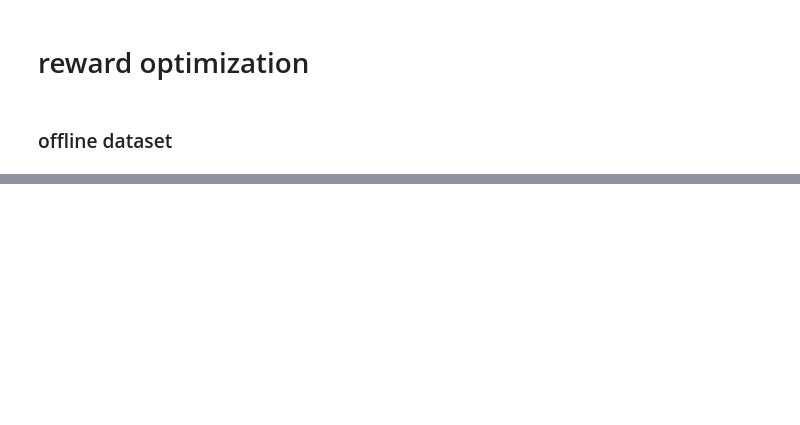
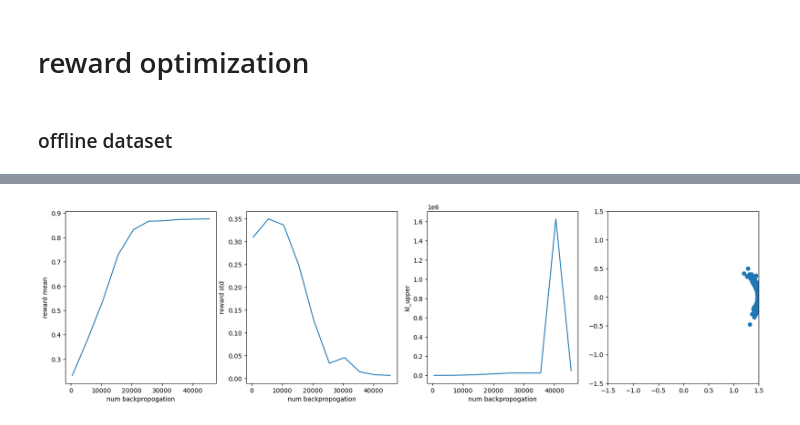
Before and after one commit to TZW1998/reward_optimization, a Jupyter notebook: reward_opt.ipynb, the cells around one changed output, grey strips where cells are left out. Saved outputs shown, nothing was run; the diff lists cells and outputs as text; code cells hidden in the pictures; blank space fills up the shorter version.

```diff
--- a/reward_opt.ipynb
+++ b/reward_opt.ipynb
@@ -615,0 +625,96 @@ visualize_stats(ddpo_stats)
+# %%
+aligned_model = UNet_MLP(data_dim, 1, 1).cuda()
+aligned_model.load_state_dict(torch.load("ddim_ema_mg.pth"))
+
+EPOCH = 10
+num_steps_per_epoch = 10
+lr=1e-4
+batch_size = 10
+eta = 1
+sample_time_steps = 50
+optimizer = torch.optim.Adam(aligned_model.parameters(), lr=lr)
+
+def ddim_sampling_with_backprop(model, sample_size = 100, total_steps = 1000, eps = 1e-5, eta = 1.):
+    # generation
+    now_coeff = 1 - eps
+    interp = (1 - 2 * eps) / total_steps
+    sample_points = torch.randn(sample_size,2).cuda()
+
+    for _ in range(total_steps):
+        nl = eta * np.sqrt(max([now_coeff - interp, 0]))
+
+        direction = model(sample_points, torch.zeros(sample_size).cuda() + now_coeff)
+
+        sample_mean = np.sqrt(1-now_coeff+interp) * (sample_points - np.sqrt(now_coeff) * direction) / np.sqrt(1-now_coeff) + np.sqrt(max([now_coeff - interp - nl**2, 0])) * direction
+
+        sample_points = sample_mean + nl * torch.randn(sample_size,2).cuda()
+
+        now_coeff -= interp
+
+    return sample_points
+
+differetiable_reward_fn = lambda x: 1 / (1 + torch.exp(2* (x[:,0] - 1.5) ** 2  +2*(x[:,1] - 0) ** 2 - 2))
+
+alignprop_stats = {
+    "reward_mean":[],
+    "reward_std":[],
+    "eval_samples":[],
+    "kl_upper":[],
+    "num_backprop":[]
+}
+log_interval = 10
+eval_dataset_size = 1000
+visualize = False
+
+progress = tqdm(range(EPOCH))
+num_backprop = 0
+
+for epoch in progress:
+    avg_loss = 0
+    totals = 0
+
+    for step in range(num_steps_per_epoch):
+
+        optimizer.zero_grad()
+        batch_data = ddim_sampling_with_backprop(aligned_model, batch_size, total_steps=sample_time_steps, eta = eta)
+        batch_reward = differetiable_reward_fn(batch_data)
+        loss = - torch.mean(batch_reward )
+
+        loss.backward()
+        # grad clipping
+        torch.nn.utils.clip_grad_norm_(aligned_model.parameters(), 1)
+        num_backprop += len(batch_data) * sample_time_steps
+
+        optimizer.step()
+        totals += len(batch_idx)
+        avg_loss += loss.item() * len(batch_idx)
+
+        if step % log_interval == 0:
+            eval_sample_points, eval_kl_upper = ddim_sampling_with_kl(aligned_model,model, eval_dataset_size, total_steps=50, eta = 1)
+            # logging
+            eval_rewards = reward_fn(eval_sample_points)
+            alignprop_stats["reward_mean"].append(eval_rewards.mean())
+            alignprop_stats["reward_std"].append(eval_rewards.std())
+            alignprop_stats["eval_samples"].append(eval_sample_points.copy())
+            alignprop_stats["kl_upper"].append(eval_kl_upper.item())
+            alignprop_stats["num_backprop"].append(num_backprop)
+
+            if visualize:
+                plt.figure(figsize=(2,2))
+                plt.scatter(eval_sample_points[:,0], eval_sample_points[:,1], s=5, alpha=0.6)
+                plt.xlim(-1.5,1.5)
+                plt.ylim(-1.5,1.5)
+                plt.title("epoch:{}".format(epoch))
+                plt.show()
+
+            last_stats = {
+                            "reward_mean":alignprop_stats["reward_mean"][-1],
+                            "reward_std":alignprop_stats["reward_std"][-1],
+                            "num_backprop":alignprop_stats["num_backprop"][-1],
+                            "kl_upper":alignprop_stats["kl_upper"][-1]
+                        }
+            progress.set_postfix(last_stats)
+
+visualize_stats(alignprop_stats)
+# %% [output]
+[figure, added]
```
Also changed, not shown: parts of 16 cells of this notebook.
